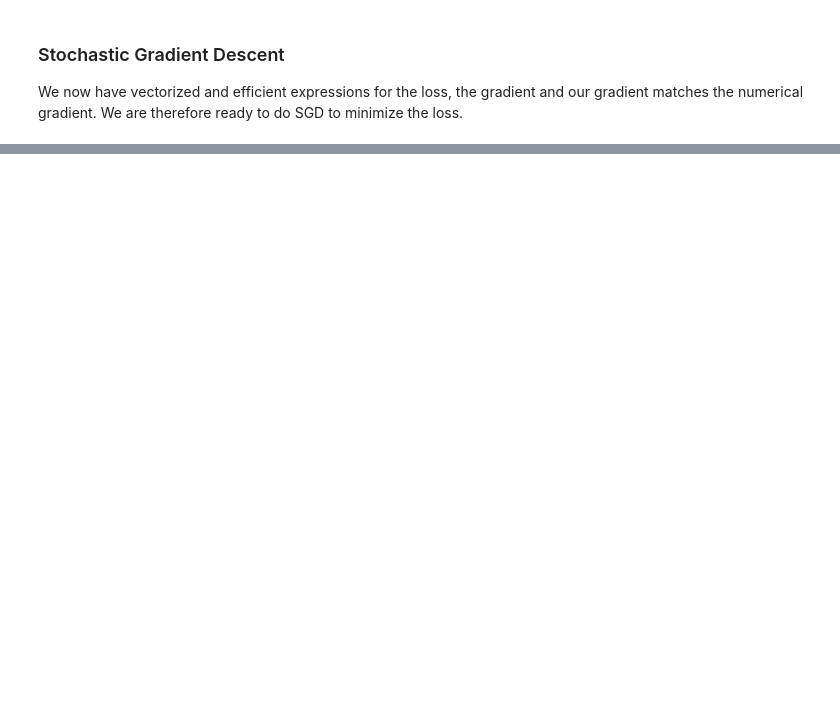
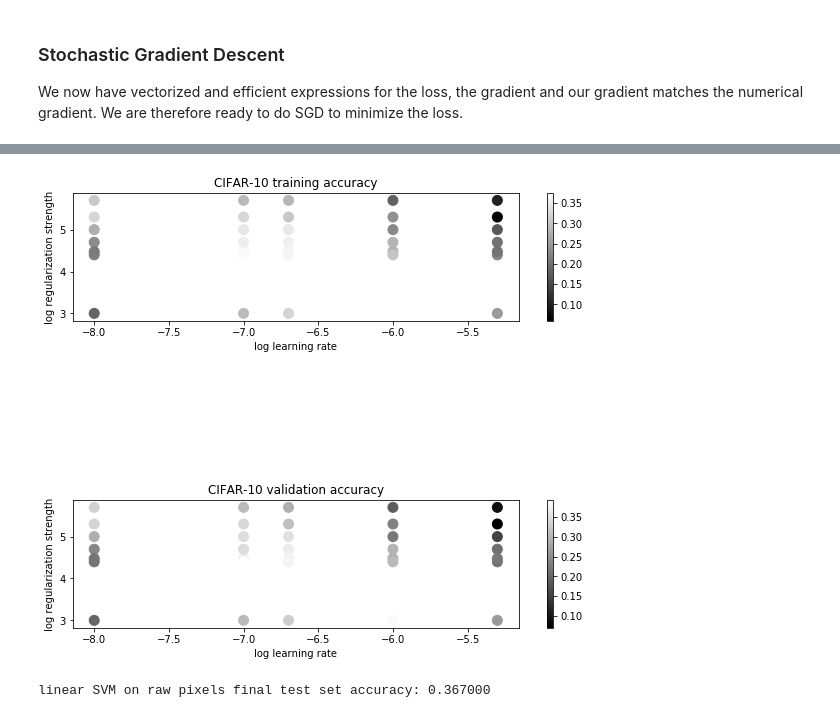
Before and after one commit to TiwazBiu/cs231n, a Jupyter notebook: assignment1/svm.ipynb, the cells around one changed output, grey strips where cells are left out. Saved outputs shown, nothing was run; the diff lists cells and outputs as text; code cells hidden in the pictures; blank space fills up the shorter version.

```diff
--- a/assignment1/svm.ipynb
+++ b/assignment1/svm.ipynb
@@ -290,8 +385,8 @@ print('validation accuracy: %f' % (np.mean(y_val == y_val_pred), ))
 # learning rate). You should experiment with different ranges for the learning
 # rates and regularization strengths; if you are careful you should be able to
 # get a classification accuracy of about 0.4 on the validation set.
-learning_rates = [1e-7, 5e-5]
-regularization_strengths = [2.5e4, 5e4]
+learning_rates = [1e-8,1e-7,2e-7,1e-6,5e-6]
+regularization_strengths = [1e3,2.5e4,3e4,5e4,1e5,2e5,5e5]
 
 # results is dictionary mapping tuples of the form
 # (learning_rate, regularization_strength) to tuples of the form
@@ -315,7 +410,20 @@ best_svm = None # The LinearSVM object that achieved the highest validation rate
 # confident that your validation code works, you should rerun the validation   #
 # code with a larger value for num_iters.                                      #
 ################################################################################
-pass
+for learning_rate in learning_rates:
+    for reg in regularization_strengths:
+        dev_svm = LinearSVM()
+        dev_svm.train(X_train, y_train, learning_rate=learning_rate,
+                      reg=reg,num_iters=800, verbose=False)
+        y_train_pred = dev_svm.predict(X_train)
+        train_accuracy = np.mean(y_train == y_train_pred)
+        y_val_pred = dev_svm.predict(X_val)
+        val_accuracy = np.mean(y_val == y_val_pred)
+        results[(learning_rate,reg)] = (train_accuracy,val_accuracy)
+        if(val_accuracy > best_val):
+            best_svm = dev_svm
+            best_val = val_accuracy
+
 ################################################################################
 #                              END OF YOUR CODE                                #
 ################################################################################
@@ -330,33 +456,37 @@ print('best validation accuracy achieved during cross-validation: %f' % best_val
 # %%
 # Visualize the cross-validation results
 import math
 x_scatter = [math.log10(x[0]) for x in results]
 y_scatter = [math.log10(x[1]) for x in results]
 
 # plot training accuracy
 marker_size = 100
 colors = [results[x][0] for x in results]
-plt.subplot(2, 1, 1)
+plt.subplot(3, 1, 1)
 plt.scatter(x_scatter, y_scatter, marker_size, c=colors)
 plt.colorbar()
 plt.xlabel('log learning rate')
 plt.ylabel('log regularization strength')
 plt.title('CIFAR-10 training accuracy')
 
 # plot validation accuracy
 colors = [results[x][1] for x in results] # default size of markers is 20
-plt.subplot(2, 1, 2)
+plt.subplot(3, 1, 3)
 plt.scatter(x_scatter, y_scatter, marker_size, c=colors)
 plt.colorbar()
 plt.xlabel('log learning rate')
 plt.ylabel('log regularization strength')
 plt.title('CIFAR-10 validation accuracy')
 plt.show()
+# %% [output]
+[figure, added]
 # %%
 # Evaluate the best svm on test set
 y_test_pred = best_svm.predict(X_test)
 test_accuracy = np.mean(y_test == y_test_pred)
 print('linear SVM on raw pixels final test set accuracy: %f' % test_accuracy)
+# %% [output]
+linear SVM on raw pixels final test set accuracy: 0.367000
 # %%
 # Visualize the learned weights for each class.
 # Depending on your choice of learning rate and regularization strength, these may
```
Also changed, not shown: parts of 13 cells of this notebook, 4 other files.
